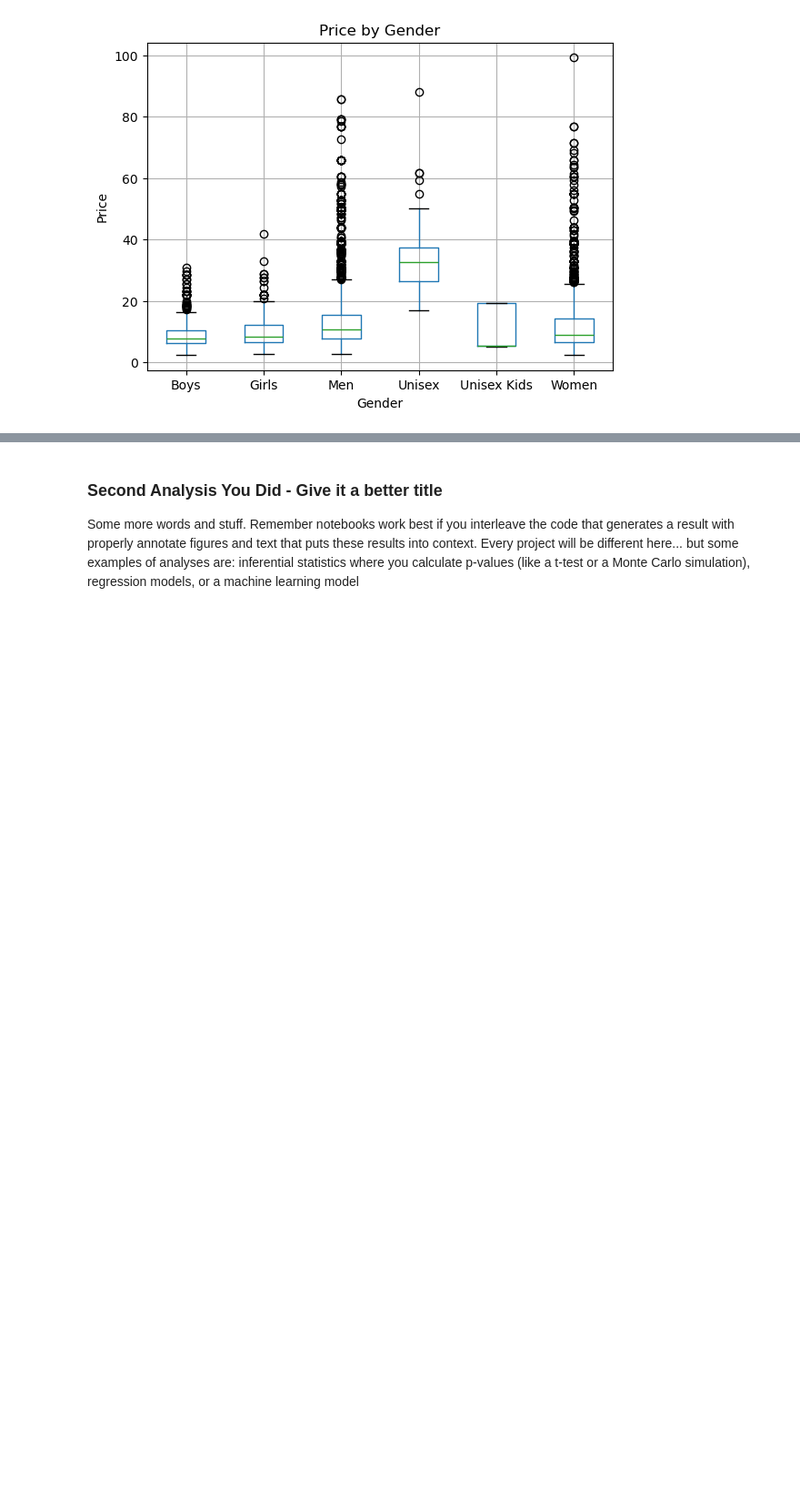
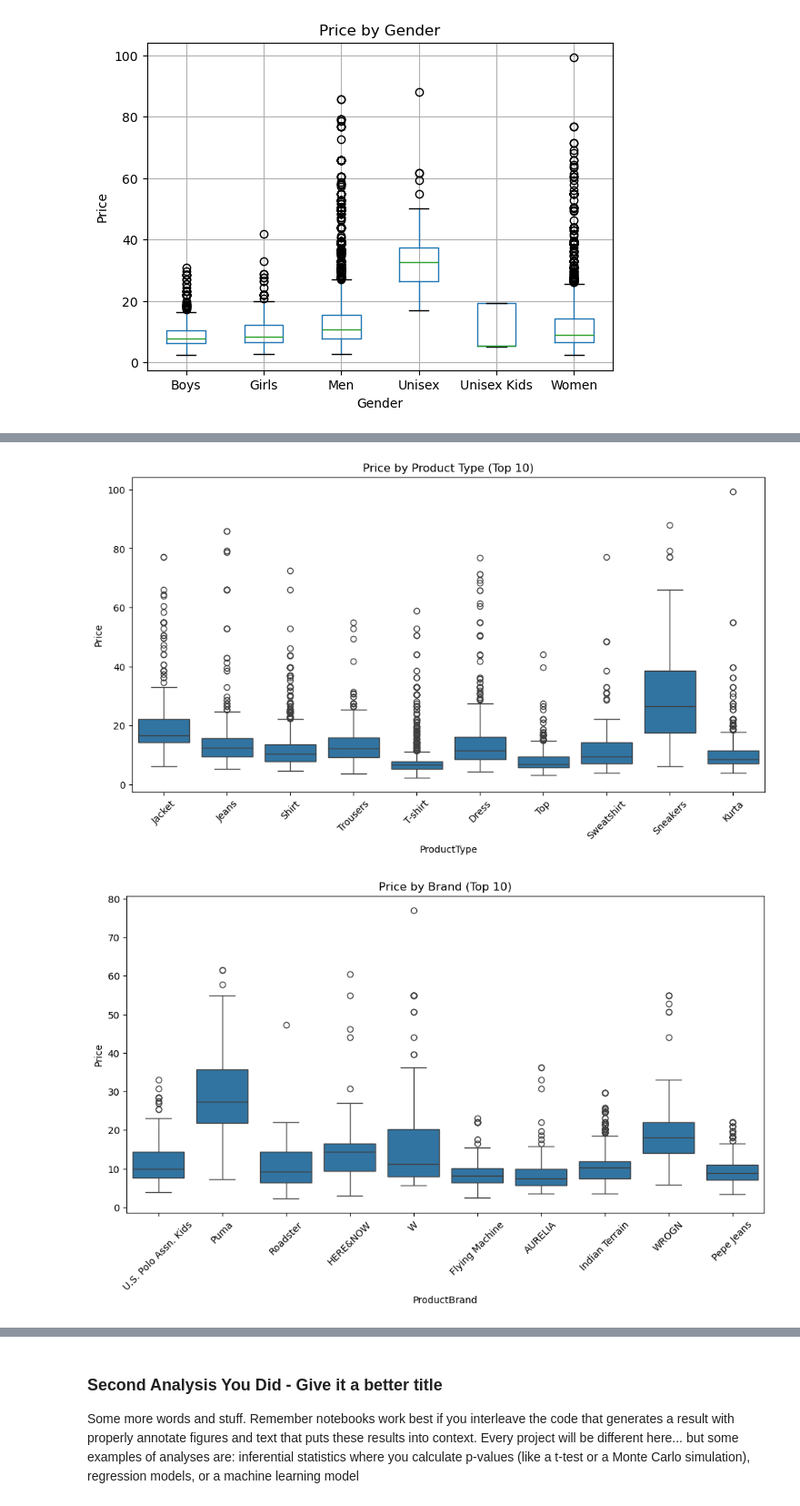
Before and after one commit to COGS108/Group034_WI26, a Jupyter notebook: 03-FinalProject.ipynb, the cells around one changed output, grey strips where cells are left out. Shown at 91% size. Saved outputs shown, nothing was run; the diff lists cells and outputs as text; code cells hidden in the pictures; blank space fills up the shorter version.

```diff
--- a/03-FinalProject.ipynb
+++ b/03-FinalProject.ipynb
@@ -283,0 +240,34 @@ Some more words and stuff.  Remember notebooks work best if you interleave the c
+# %%
+import seaborn as sns
+
+top_types = final_df['ProductType'].value_counts().head(10).index
+plt.figure(figsize=(12,6))
+sns.boxplot(data=final_df[final_df['ProductType'].isin(top_types)],
+            x='ProductType', y='Price')
+plt.xticks(rotation=45)
+plt.title("Price by Product Type (Top 10)")
+plt.show()
+
+top_brands = final_df['ProductBrand'].value_counts().head(10).index
+plt.figure(figsize=(12,6))
+sns.boxplot(data=final_df[final_df['ProductBrand'].isin(top_brands)],
+            x='ProductBrand', y='Price')
+plt.xticks(rotation=45)
+plt.title("Price by Brand (Top 10)")
+plt.show()
+
+plt.figure(figsize=(6,4))
+sns.boxplot(data=final_df, x='Gender', y='Price')
+plt.title("Price by Gender")
+plt.show()
+
+top_colors = final_df['PrimaryColor'].value_counts().head(10).index
+plt.figure(figsize=(12,6))
+sns.boxplot(data=final_df[final_df['PrimaryColor'].isin(top_colors)],
+            x='PrimaryColor', y='Price')
+plt.xticks(rotation=45)
+plt.title("Price by Primary Color (Top 10)")
+plt.show()
+# %% [output]
+[figure, added]
+[figure, added]
```
Also changed, not shown: parts of 24 cells of this notebook.
